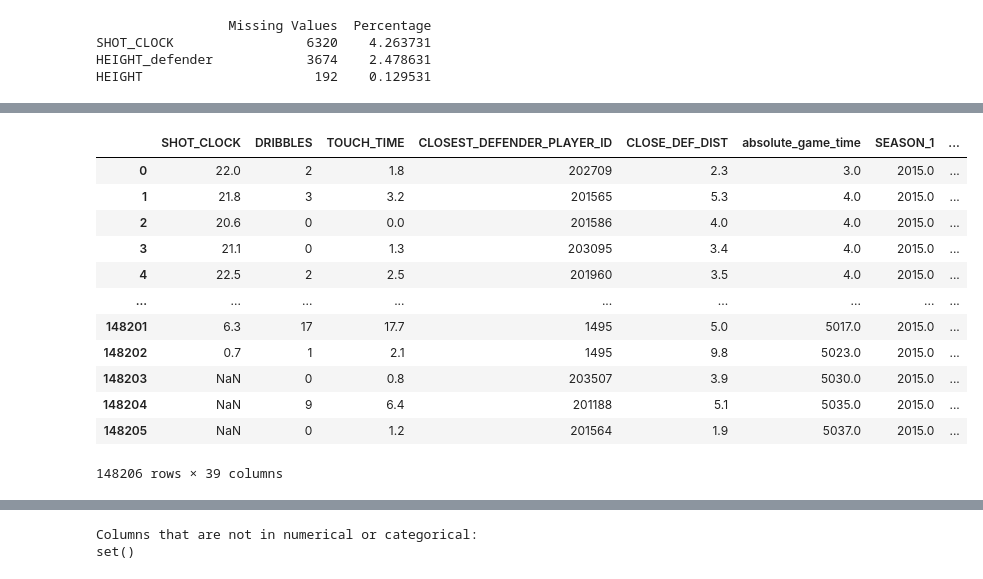
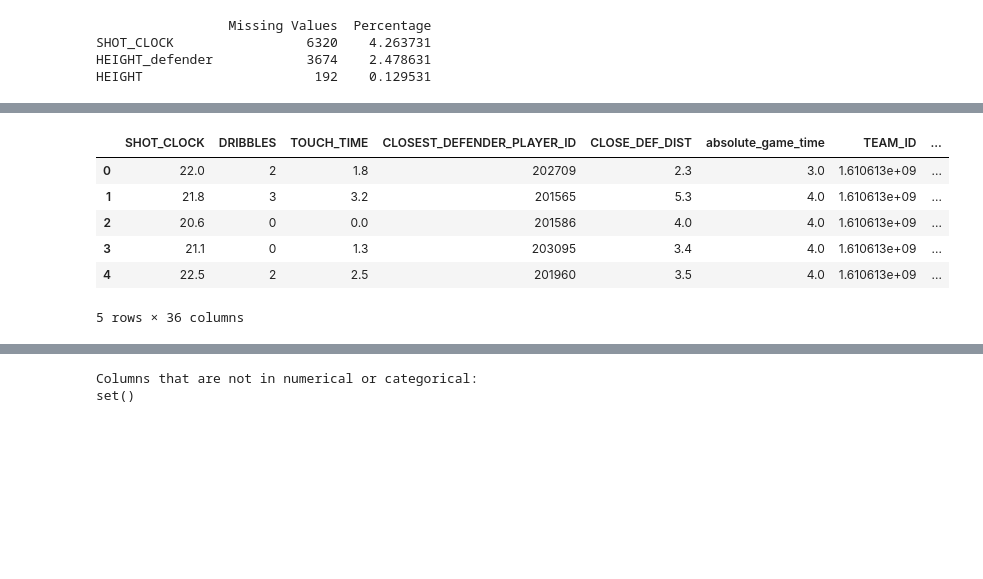
Before and after one commit to BigBabik/Shotpred, a Jupyter notebook: notebooks/dataworks.ipynb, the cells around one changed output, grey strips where cells are left out. Cells and saved outputs as stored; diff of their text form; code cells hidden in the pictures; blank space fills up the shorter version.

Commit message:
fixed constant column function bug

```diff
--- a/notebooks/dataworks.ipynb
+++ b/notebooks/dataworks.ipynb
@@ -192,3 +167,0 @@ Index(['PLAYER_ID', 'FGM', 'FGA', 'FG_PCT', 'FG3M', 'FG3A', 'FG3_PCT', 'FTM',
-# %%
-cs_for_merge = active_players_cs_in_1415[CAREER_STATS_COL_FOR_MERGE]
-for_pred = pd.merge(merged_with_both_heights, cs_for_merge, on='PLAYER_ID', suffixes=('', '_cs'))
@@ -197,3 +168,3 @@ for_pred = pd.merge(merged_with_both_heights, cs_for_merge, on='PLAYER_ID', suff
 # %%
-for_pred=for_pred[COLS_FOR_PRED]
+for_pred = for_pred.iloc[:, :-1]
 # %%
@@ -301,15 +252,0 @@ Number of columns named 'PLAYER_ID': 2
-# %%
-# Check if the values between the columns are identical
-identical_columns = []
-for col1 in for_pred.columns:
-    for col2 in for_pred.columns:
-        if col1 != col2 and for_pred[col1].equals(for_pred[col2]):
-            identical_columns.append((col1, col2))
-
-# Remove one of the identical columns
-for col1, col2 in identical_columns:
-    if col1 in for_pred.columns and col2 in for_pred.columns:
-        for_pred = for_pred.drop(columns=[col2])
-
-# Print the remaining columns
-print(for_pred.columns)
@@ -362,19 +260,16 @@ ValueError: The truth value of a Series is ambiguous. Use a.empty, a.bool(), a.i
+# %%
+# Drop the constant columns
+for_pred = for_pred.drop(columns=constant_columns)
 # %%
-for_pred
+for_pred.head()
 # %% [output]
-|  | SHOT_CLOCK | DRIBBLES | TOUCH_TIME | CLOSEST_DEFENDER_PLAYER_ID | CLOSE_DEF_DIST | absolute_game_time | SEASON_1 | ... |
-| 0 | 22.0 | 2 | 1.8 | 202709 | 2.3 | 3.0 | 2015.0 | ... |
-| 1 | 21.8 | 3 | 3.2 | 201565 | 5.3 | 4.0 | 2015.0 | ... |
-| 2 | 20.6 | 0 | 0.0 | 201586 | 4.0 | 4.0 | 2015.0 | ... |
-| 3 | 21.1 | 0 | 1.3 | 203095 | 3.4 | 4.0 | 2015.0 | ... |
-| 4 | 22.5 | 2 | 2.5 | 201960 | 3.5 | 4.0 | 2015.0 | ... |
-| ... | ... | ... | ... | ... | ... | ... | ... | ... |
-| 148201 | 6.3 | 17 | 17.7 | 1495 | 5.0 | 5017.0 | 2015.0 | ... |
-| 148202 | 0.7 | 1 | 2.1 | 1495 | 9.8 | 5023.0 | 2015.0 | ... |
-| 148203 | NaN | 0 | 0.8 | 203507 | 3.9 | 5030.0 | 2015.0 | ... |
-| 148204 | NaN | 9 | 6.4 | 201188 | 5.1 | 5035.0 | 2015.0 | ... |
-| 148205 | NaN | 0 | 1.2 | 201564 | 1.9 | 5037.0 | 2015.0 | ... |
+|  | SHOT_CLOCK | DRIBBLES | TOUCH_TIME | CLOSEST_DEFENDER_PLAYER_ID | CLOSE_DEF_DIST | absolute_game_time | TEAM_ID | ... |
+| 0 | 22.0 | 2 | 1.8 | 202709 | 2.3 | 3.0 | 1.610613e+09 | ... |
+| 1 | 21.8 | 3 | 3.2 | 201565 | 5.3 | 4.0 | 1.610613e+09 | ... |
+| 2 | 20.6 | 0 | 0.0 | 201586 | 4.0 | 4.0 | 1.610613e+09 | ... |
+| 3 | 21.1 | 0 | 1.3 | 203095 | 3.4 | 4.0 | 1.610613e+09 | ... |
+| 4 | 22.5 | 2 | 2.5 | 201960 | 3.5 | 4.0 | 1.610613e+09 | ... |
-148206 rows × 39 columns
+5 rows × 36 columns
 # %%
 target_column = 'SHOT_MADE'
 # %%
```
Also changed, not shown: parts of 32 cells of this notebook.
